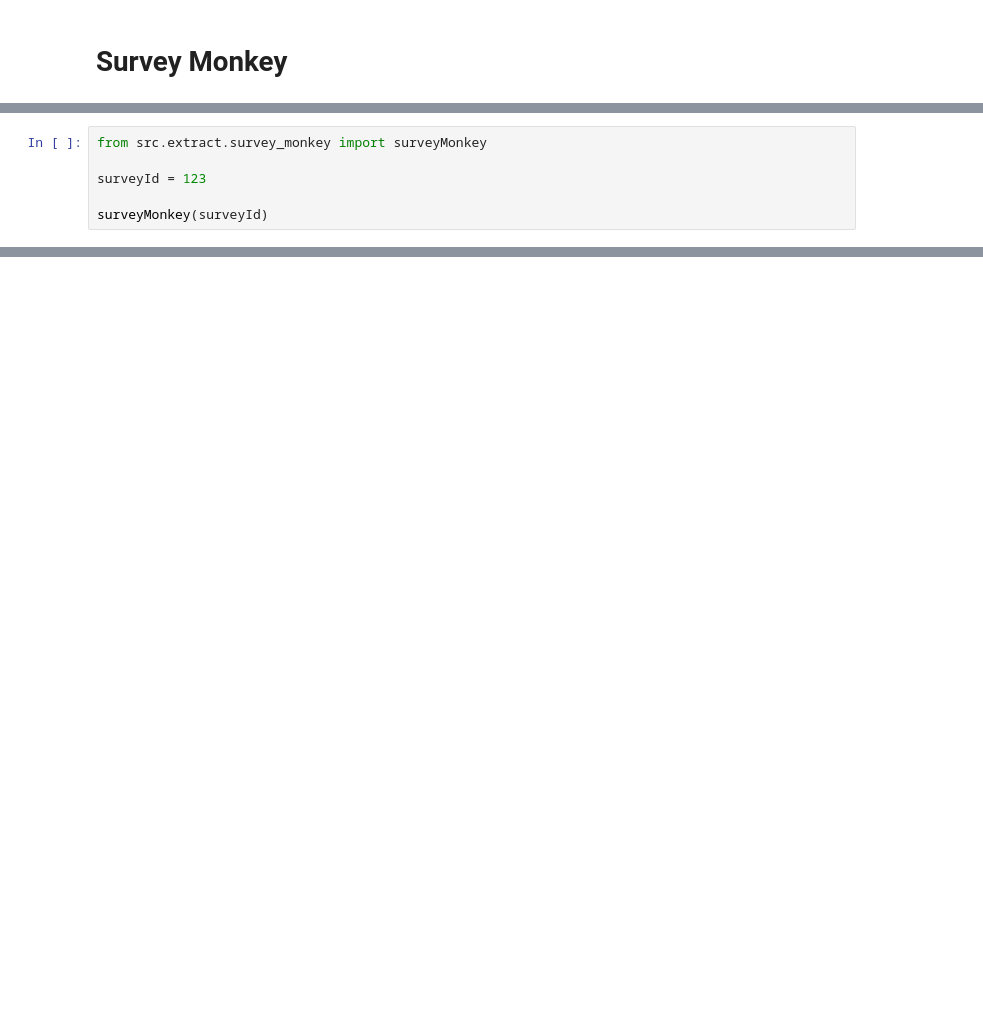
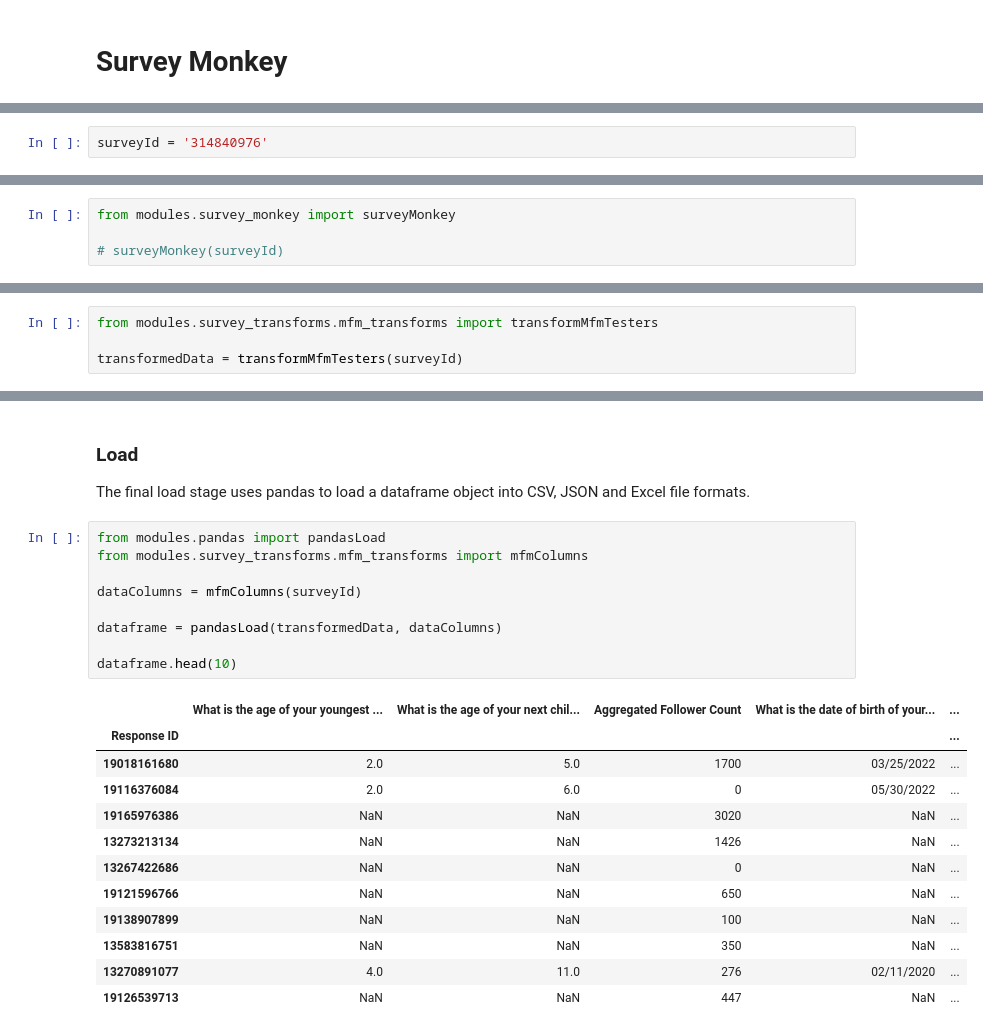
Before and after one commit to im-grahammartin/survey-monkey-pipeline, a Jupyter notebook: survey-monkey.ipynb, the cells around one changed output, grey strips where cells are left out. Drawn from its saved outputs; the diff is of its cells as text; blank space fills up the shorter version.

```diff
--- a/survey-monkey.ipynb
+++ b/survey-monkey.ipynb
@@ -6,0 +12,2 @@ logging_init()
+# %%
+surveyId = '314840976'
@@ -7,6 +18,4 @@ logging_init()
 # %%
-from src.extract.survey_monkey import surveyMonkey
+from modules.survey_monkey import surveyMonkey
 
-surveyId = 123
-
-surveyMonkey(surveyId)
+# surveyMonkey(surveyId)
@@ -14,0 +40,4 @@ ModuleNotFoundError: No module named 'extract'
+# %%
+from modules.survey_transforms.mfm_transforms import transformMfmTesters
+
+transformedData = transformMfmTesters(surveyId)
@@ -14,0 +62,26 @@ ModuleNotFoundError: No module named 'extract'
+# %% [markdown]
+### Load
+
+The final load stage uses pandas to load a dataframe object into CSV, JSON and Excel file formats.
+# %%
+from modules.pandas import pandasLoad
+from modules.survey_transforms.mfm_transforms import mfmColumns
+
+dataColumns = mfmColumns(surveyId)
+
+dataframe = pandasLoad(transformedData, dataColumns)
+
+dataframe.head(10)
+# %% [output]
+|  | What is the age of your youngest ... | What is the age of your next chil... | Aggregated Follower Count | What is the date of birth of your... | ... |
+| Response ID |  |  |  |  | ... |
+| 19018161680 | 2.0 | 5.0 | 1700 | 03/25/2022 | ... |
+| 19116376084 | 2.0 | 6.0 | 0 | 05/30/2022 | ... |
+| 19165976386 | NaN | NaN | 3020 | NaN | ... |
+| 13273213134 | NaN | NaN | 1426 | NaN | ... |
+| 13267422686 | NaN | NaN | 0 | NaN | ... |
+| 19121596766 | NaN | NaN | 650 | NaN | ... |
+| 19138907899 | NaN | NaN | 100 | NaN | ... |
+| 13583816751 | NaN | NaN | 350 | NaN | ... |
+| 13270891077 | 4.0 | 11.0 | 276 | 02/11/2020 | ... |
+| 19126539713 | NaN | NaN | 447 | NaN | ... |
```
Also changed, not shown: parts of 13 cells of this notebook, 20 other files.
